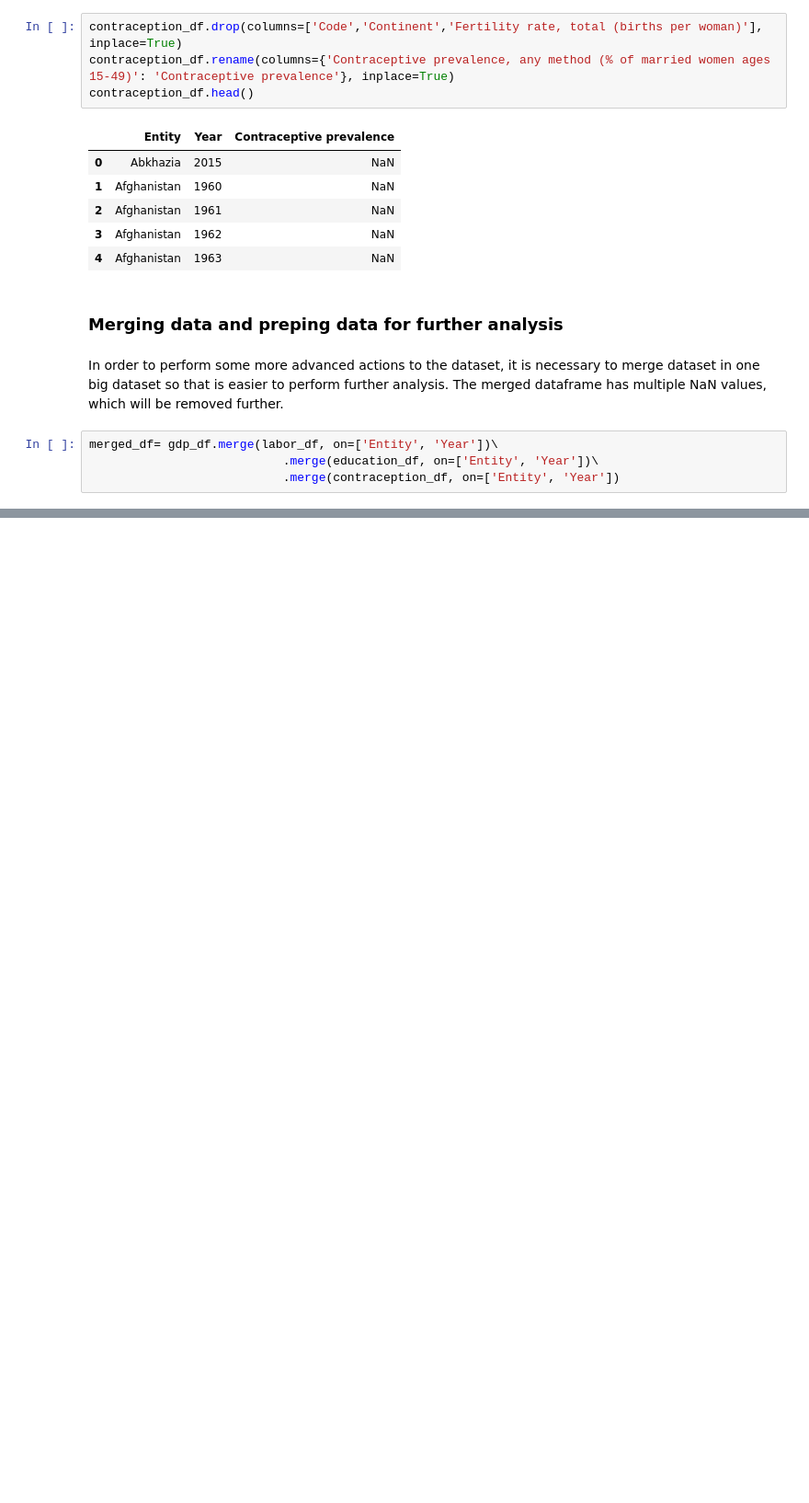
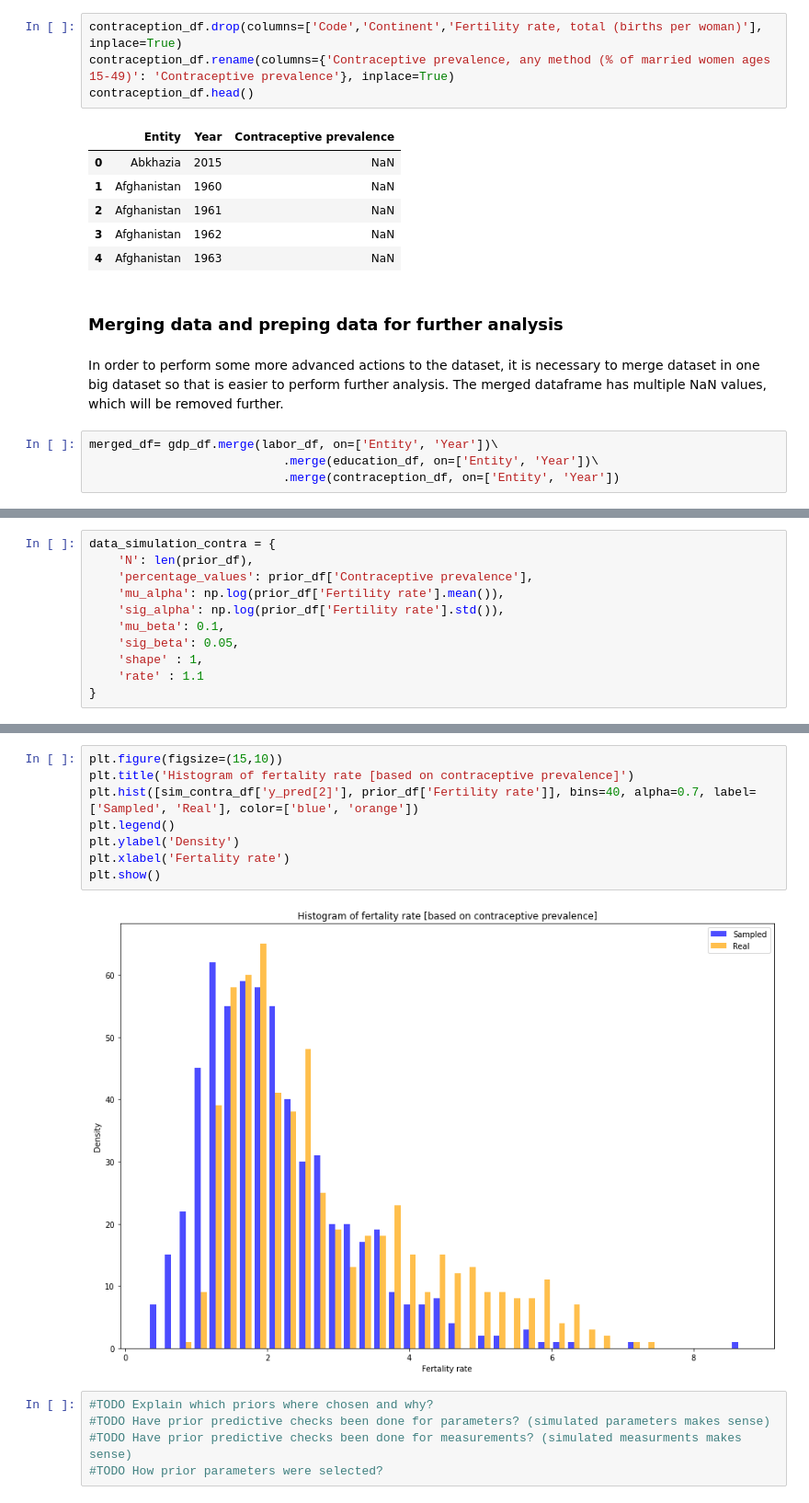
Before and after one commit to michalsciubisz/fertility_rate_project, a Jupyter notebook: fertility_rate.ipynb, the cells around one changed output, grey strips where cells are left out. Shown: that part at 92% size. Drawn from its saved outputs; the diff is of its cells as text; blank space fills up the shorter version.

```diff
--- a/fertility_rate.ipynb
+++ b/fertility_rate.ipynb
@@ -130,0 +236,11 @@ merged_df= gdp_df.merge(labor_df, on=['Entity', 'Year'])\
+# %%
+data_simulation_contra = {
+    'N': len(prior_df),
+    'percentage_values': prior_df['Contraceptive prevalence'],
+    'mu_alpha': np.log(prior_df['Fertility rate'].mean()),
+    'sig_alpha': np.log(prior_df['Fertility rate'].std()),
+    'mu_beta': 0.1,
+    'sig_beta': 0.05,
+    'shape' : 1,
+    'rate' : 1.1
+}
@@ -130,0 +256,15 @@ merged_df= gdp_df.merge(labor_df, on=['Entity', 'Year'])\
+# %%
+plt.figure(figsize=(15,10))
+plt.title('Histogram of fertality rate [based on contraceptive prevalence]')
+plt.hist([sim_contra_df['y_pred[2]'], prior_df['Fertility rate']], bins=40, alpha=0.7, label=['Sampled', 'Real'], color=['blue', 'orange'])
+plt.legend()
+plt.ylabel('Density')
+plt.xlabel('Fertality rate')
+plt.show()
+# %% [output]
+[figure, added]
+# %%
+#TODO Explain which priors where chosen and why?
+#TODO Have prior predictive checks been done for parameters? (simulated parameters makes sense)
+#TODO Have prior predictive checks been done for measurements? (simulated measurments makes sense)
+#TODO How prior parameters were selected?
```
Also changed, not shown: parts of 24 cells of this notebook.
